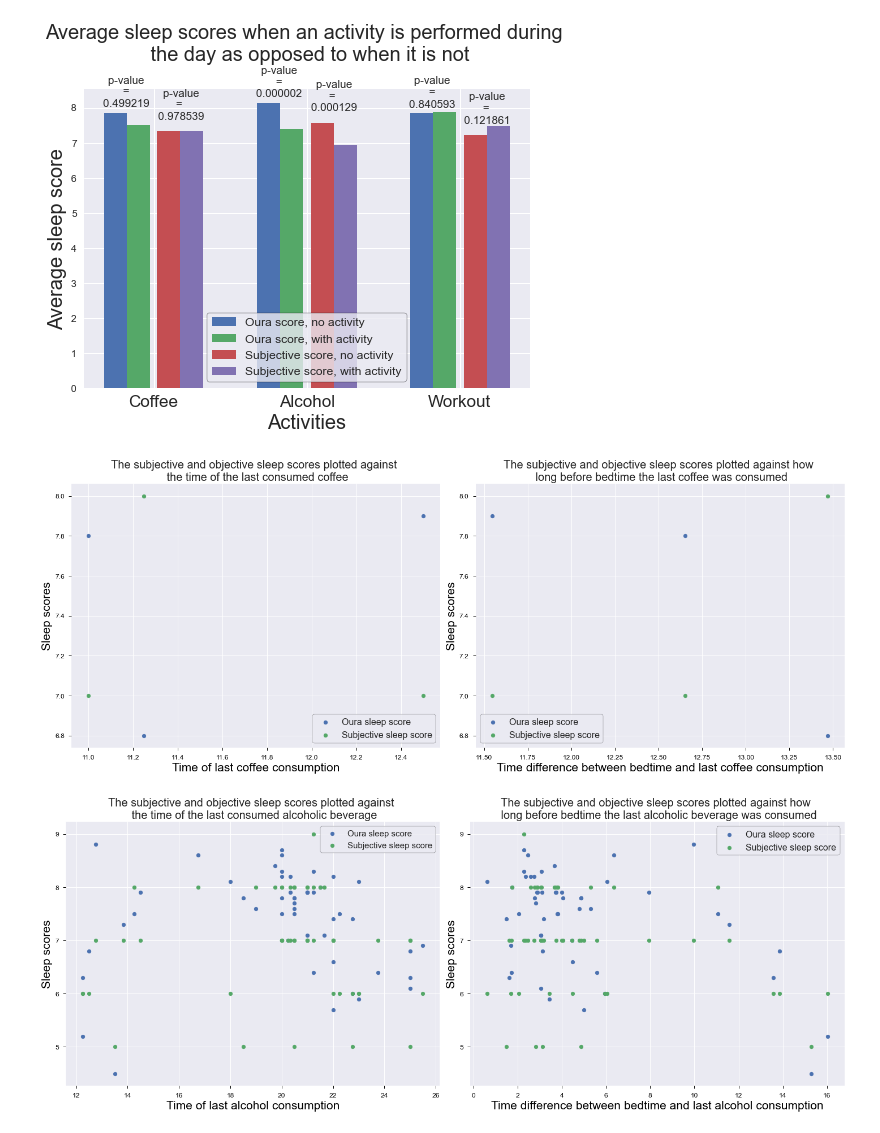
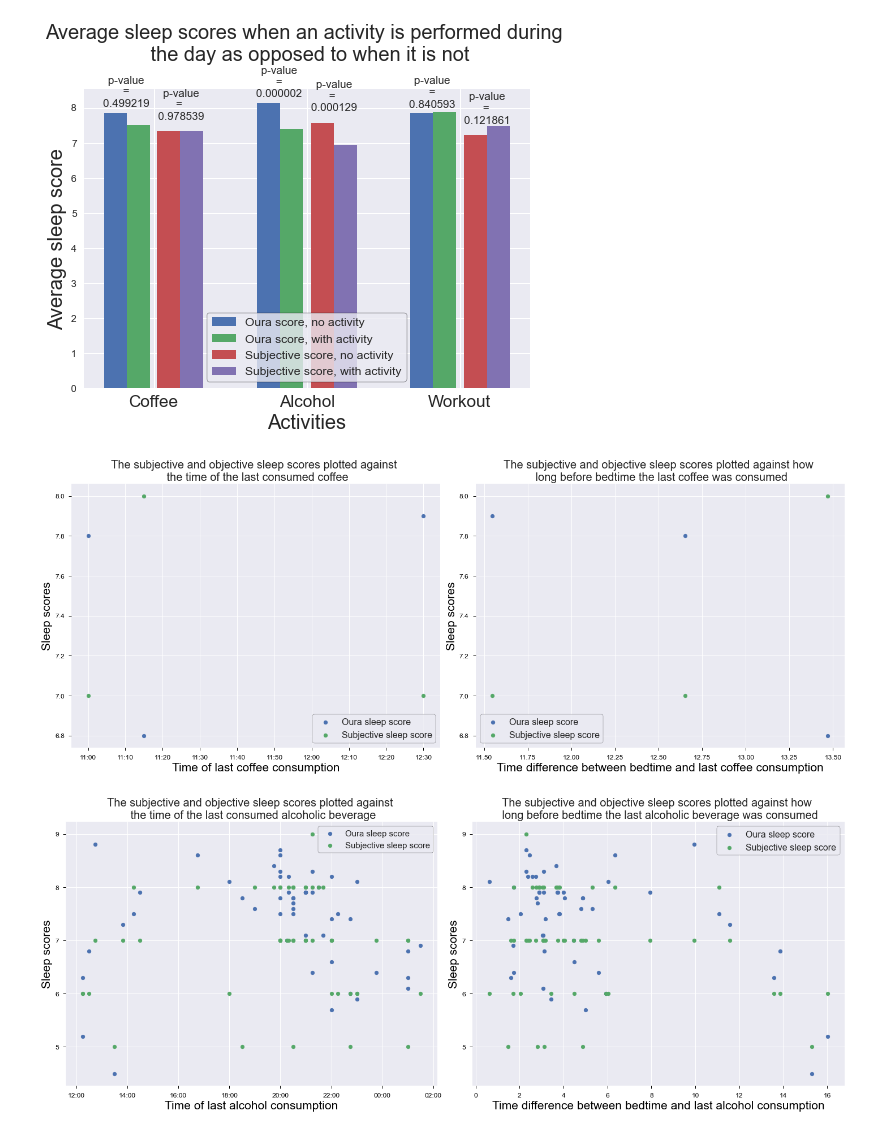
Before and after one commit to thalianajjar/internship_code, a Jupyter notebook: data_visualization.ipynb, the cells around one changed output. Cells and saved outputs as stored; diff of their text form; code cells hidden in the pictures.

```diff
--- a/data_visualization.ipynb
+++ b/data_visualization.ipynb
@@ -271,62 +209,64 @@ plot_activities_effect(df)
 # Plot the sleep scores as a function of the time of the last coffee consumption
 def plot_coffee_times(df):
     coffee_days = df[~(pd.isna(df['coffee_time']))]
+    coffee_days = coffee_days.reset_index()
     plt.style.use("seaborn")
     colour_axes = "black"
 
-    # cof_time = []
-    # counter = 0
-    # for index, row in coffee_days.iterrows():
-    #     cof_time.append(datetime.timedelta(hours=coffee_days.iloc[counter]['coffee_time']))
-    #     print(cof_time[counter])
-    #     # cof_time[counter] = pd.to_datetime(cof_time[counter])
-    #     counter += 1
-    # print(type(cof_time[0]))
-    # print(cof_time)
+    cof_time = []
+    for index, row in coffee_days.iterrows():
+        cof_time.append(datetime.datetime.fromtimestamp((coffee_days.iloc[index]['coffee_time']-1)*3600))
 
     time_coffee = plt.figure(figsize=(20,8))
     ax_coffee_time = time_coffee.add_subplot(121)
-    # ax_coffee_time.xaxis.set_major_formatter(mdates.DateFormatter('%H:%M'))
-    ax_coffee_time.scatter(coffee_days['coffee_time'].values, coffee_days['score'].values, label="Oura sleep score")
-    ax_coffee_time.scatter(coffee_days['coffee_time'].values, coffee_days['subjective_sleep_score'].values, label="Subjective sleep score")
+    ax_coffee_time.xaxis.set_major_formatter(mdates.DateFormatter('%H:%M'))
+    ax_coffee_time.scatter(cof_time, coffee_days['score'].values, label="Oura sleep score")
+    ax_coffee_time.scatter(cof_time, coffee_days['subjective_sleep_score'].values, label="Subjective sleep score")
     ax_coffee_time.set_xlabel("Time of last coffee consumption", fontsize=21)
     ax_coffee_time.set_ylabel("Sleep scores", fontsize=21)
     ax_coffee_time.tick_params(axis='both', colors=colour_axes, which='major', size=5, labelsize=12)
     ax_coffee_time.set_title("The subjective and objective sleep scores plotted against \n the time of the last consumed coffee", fontsize=20)
     ax_coffee_time.yaxis.label.set_color(colour_axes)
     ax_coffee_time.xaxis.label.set_color(colour_axes)
     ax_coffee_time.legend(prop={'size': 16}, frameon=True, loc="best").get_frame().set_edgecolor('k')
 
     time_before_bed = coffee_days['bed_time'].values - coffee_days['coffee_time'].values
 
     ax_coffee_time_diff = time_coffee.add_subplot(122)
+    ax_coffee_time_diff.ticklabel_format(useOffset=False)
     ax_coffee_time_diff.scatter(time_before_bed, coffee_days['score'].values, label="Oura sleep score")
     ax_coffee_time_diff.scatter(time_before_bed, coffee_days['subjective_sleep_score'].values, label="Subjective sleep score")
     ax_coffee_time_diff.set_xlabel("Time difference between bedtime and last coffee consumption", fontsize=21)
     ax_coffee_time_diff.set_ylabel("Sleep scores", fontsize=21)
     ax_coffee_time_diff.tick_params(axis='both', colors=colour_axes, which='major', size=5, labelsize=12)
     ax_coffee_time_diff.set_title("The subjective and objective sleep scores plotted against how \n long before bedtime the last coffee was consumed", fontsize=20)
     ax_coffee_time_diff.yaxis.label.set_color(colour_axes)
     ax_coffee_time_diff.xaxis.label.set_color(colour_axes)
     ax_coffee_time_diff.legend(prop={'size': 16}, frameon=True, loc="best").get_frame().set_edgecolor('k')
     time_coffee.tight_layout()
 
     plt.show()
 
 plot_coffee_times(df)
 # %% [output]
-[figure, old version]
+[figure, new version]
 # %%
 # Plot the sleep scores as a function of the time of the last alcohol consumption
 def plot_alcohol_times(df):
     alcohol_days = df[~(pd.isna(df['alcohol_time']))]
+    alcohol_days = alcohol_days.reset_index()
     plt.style.use("seaborn")
     colour_axes = "black"
 
+    alc_time = []
+    for index, row in alcohol_days.iterrows():
+        alc_time.append(datetime.datetime.fromtimestamp((alcohol_days.iloc[index]['alcohol_time']-1)*3600))
+
     time_alcohol = plt.figure(figsize=(20,8))
     ax_alcohol_time = time_alcohol.add_subplot(121)
-    ax_alcohol_time.scatter(alcohol_days['alcohol_time'].values, alcohol_days['score'].values, label="Oura sleep score")
-    ax_alcohol_time.scatter(alcohol_days['alcohol_time'].values, alcohol_days['subjective_sleep_score'].values, label="Subjective sleep score")
+    ax_alcohol_time.xaxis.set_major_formatter(mdates.DateFormatter('%H:%M'))
+    ax_alcohol_time.scatter(alc_time, alcohol_days['score'].values, label="Oura sleep score")
+    ax_alcohol_time.scatter(alc_time, alcohol_days['subjective_sleep_score'].values, label="Subjective sleep score")
     ax_alcohol_time.set_xlabel("Time of last alcohol consumption", fontsize=21)
     ax_alcohol_time.set_ylabel("Sleep scores", fontsize=21)
     ax_alcohol_time.tick_params(axis='both', colors=colour_axes, which='major', size=5, labelsize=12)
@@ -338,6 +278,7 @@ def plot_alcohol_times(df):
     time_before_bed = alcohol_days['bed_time'].values - alcohol_days['alcohol_time'].values
 
     ax_alcohol_time_diff = time_alcohol.add_subplot(122)
+    ax_alcohol_time_diff.ticklabel_format(useOffset=False)
     ax_alcohol_time_diff.scatter(time_before_bed, alcohol_days['score'].values, label="Oura sleep score")
     ax_alcohol_time_diff.scatter(time_before_bed, alcohol_days['subjective_sleep_score'].values, label="Subjective sleep score")
     ax_alcohol_time_diff.set_xlabel("Time difference between bedtime and last alcohol consumption", fontsize=21)
@@ -353,7 +294,7 @@ def plot_alcohol_times(df):
 
 plot_alcohol_times(df)
 # %% [output]
-[figure, old version]
+[figure, new version]
 # %%
 # Plot the sleep scores as a function of the end time of the last workout
 def plot_workout_times(df):
```
Also changed, not shown: parts of 5 cells of this notebook, 2 other files.
